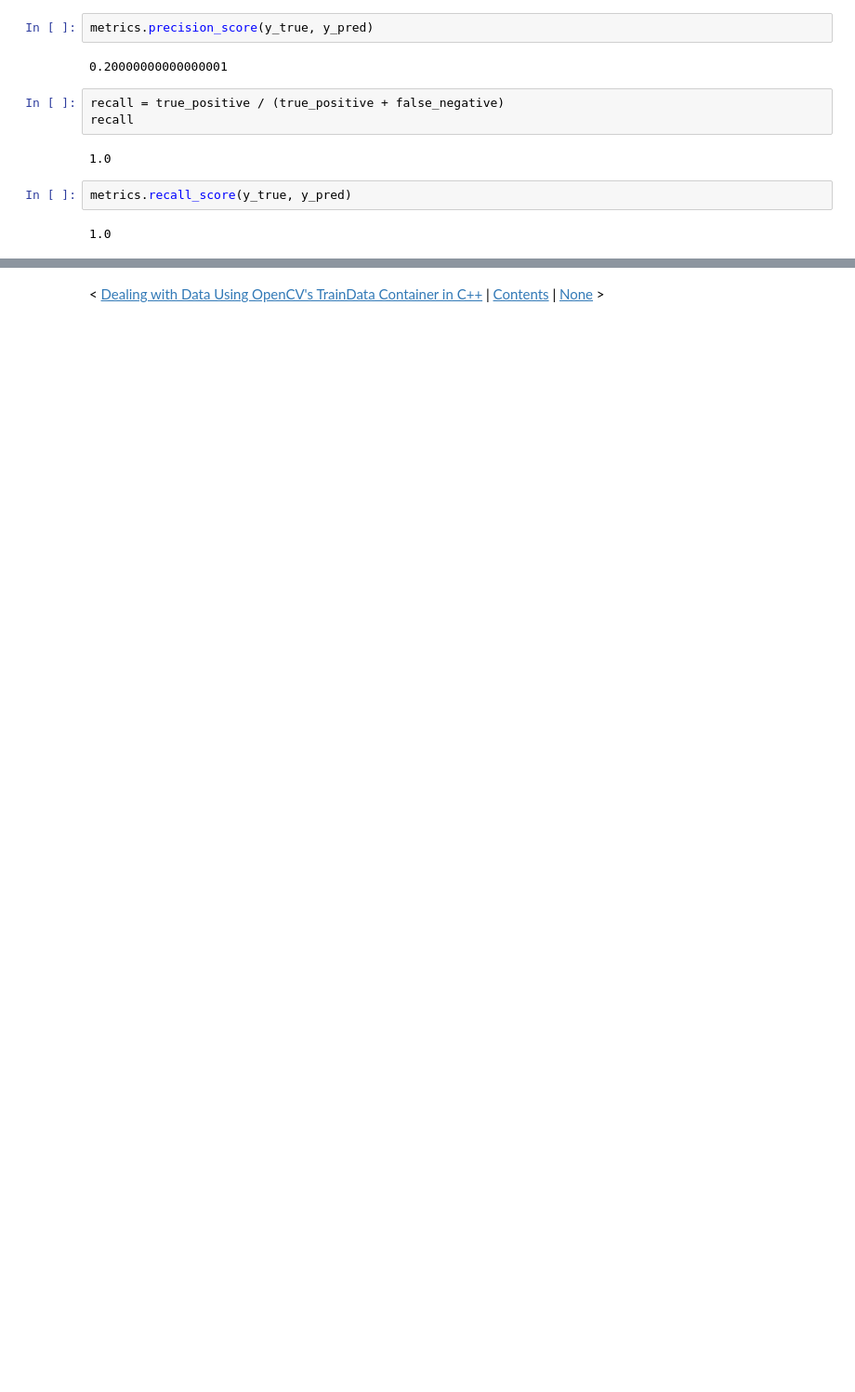
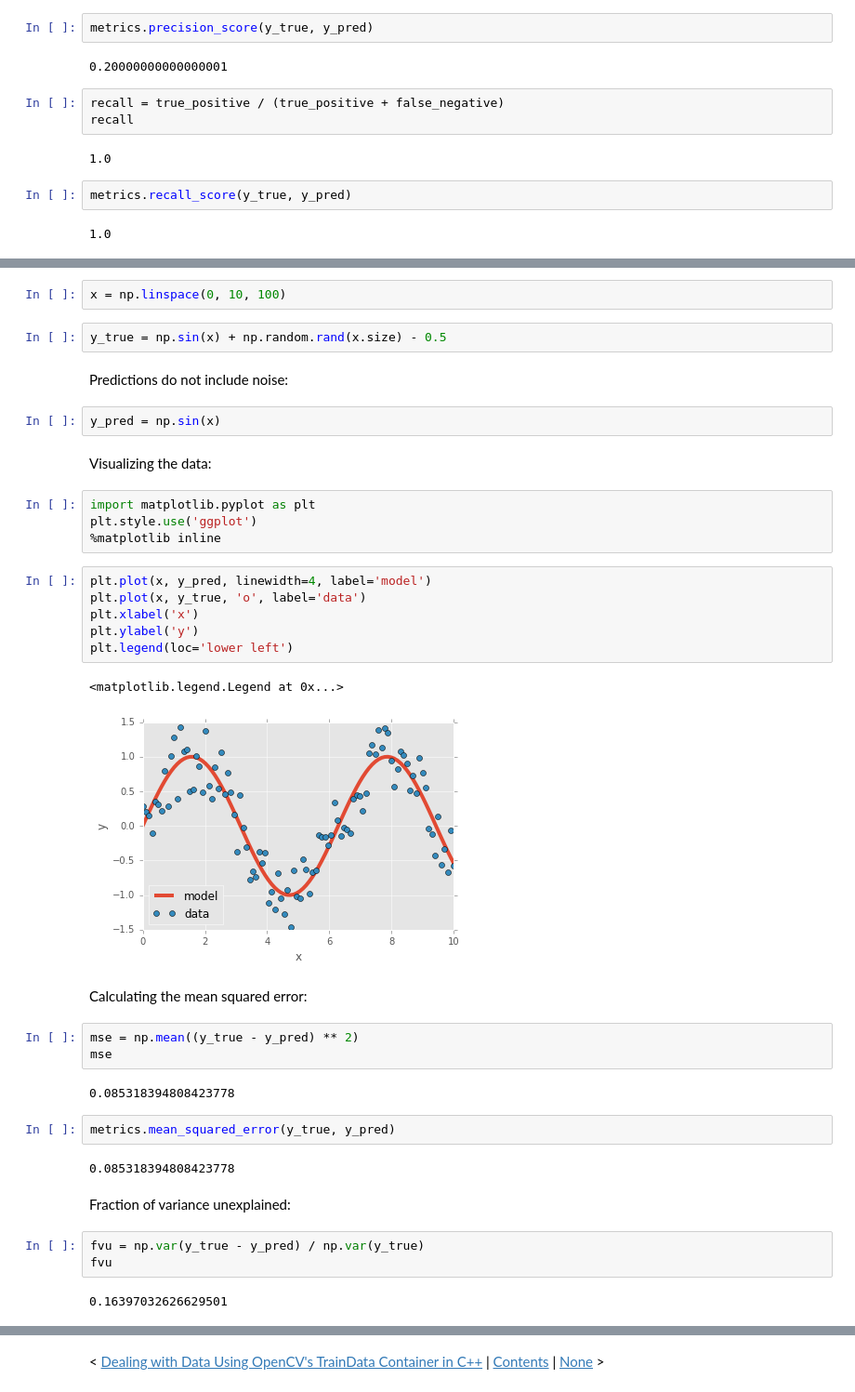
Before and after one commit to mbeyeler/opencv-machine-learning, a Jupyter notebook: notebooks/03.00-First-Steps-in-Supervised-Learning.ipynb, the cells around one changed output, grey strips where cells are left out. Shown: that part at 93% size. Saved outputs shown, nothing was run; the diff lists cells and outputs as text; blank space fills up the shorter version.

```diff
--- a/notebooks/03.00-First-Steps-in-Supervised-Learning.ipynb
+++ b/notebooks/03.00-First-Steps-in-Supervised-Learning.ipynb
@@ -88,0 +125,41 @@ metrics.recall_score(y_true, y_pred)
+# %%
+x = np.linspace(0, 10, 100)
+# %%
+y_true = np.sin(x) + np.random.rand(x.size) - 0.5
+# %% [markdown]
+Predictions do not include noise:
+# %%
+y_pred = np.sin(x)
+# %% [markdown]
+Visualizing the data:
+# %%
+import matplotlib.pyplot as plt
+plt.style.use('ggplot')
+%matplotlib inline
+# %%
+plt.plot(x, y_pred, linewidth=4, label='model')
+plt.plot(x, y_true, 'o', label='data')
+plt.xlabel('x')
+plt.ylabel('y')
+plt.legend(loc='lower left')
+# %% [output]
+<matplotlib.legend.Legend at 0x...>
+[figure, added]
+# %% [markdown]
+Calculating the mean squared error:
+# %%
+mse = np.mean((y_true - y_pred) ** 2)
+mse
+# %% [output]
+0.085318394808423778
+# %%
+metrics.mean_squared_error(y_true, y_pred)
+# %% [output]
+0.085318394808423778
+# %% [markdown]
+Fraction of variance unexplained:
+# %%
+fvu = np.var(y_true - y_pred) / np.var(y_true)
+fvu
+# %% [output]
+0.16397032626629501
```
Also changed, not shown: parts of 26 cells of this notebook, 5 other files.
